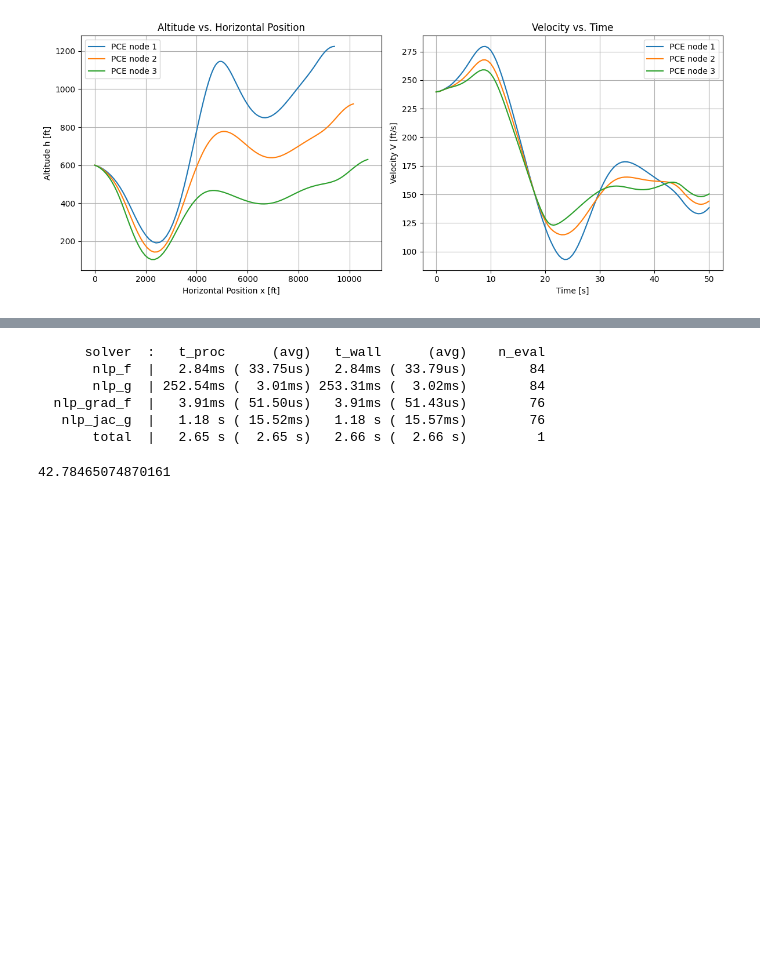
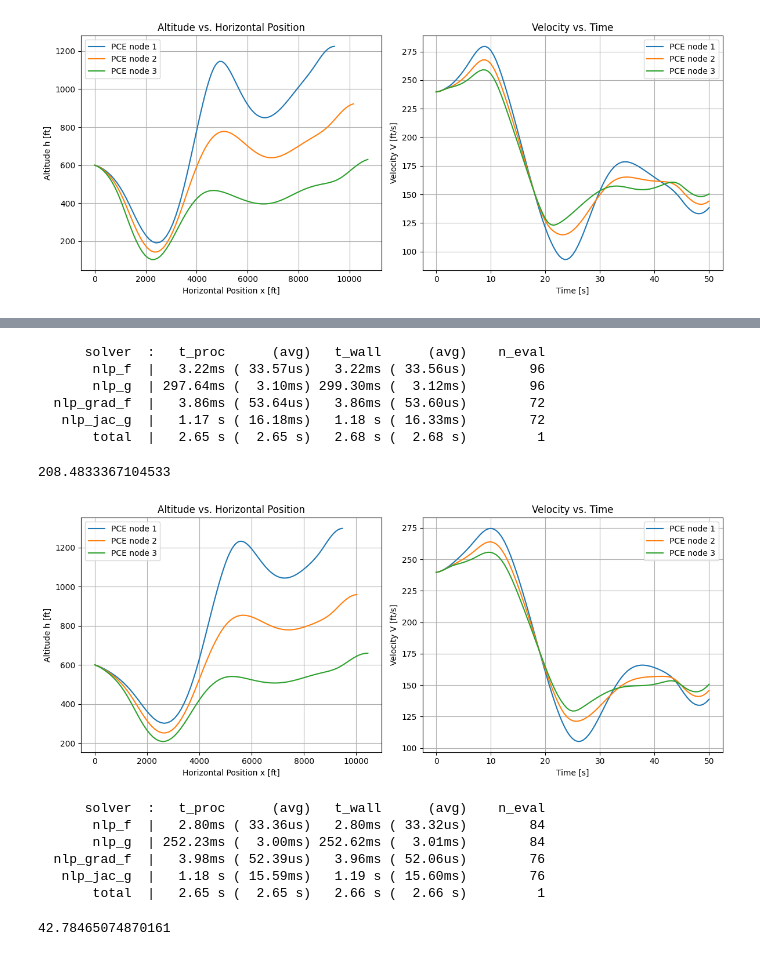
Before and after one commit to dmw1998/Case_Study_Log, a Jupyter notebook: wider_weaker_wind.ipynb, the cells around one changed output, grey strips where cells are left out. Saved outputs shown, nothing was run; the diff lists cells and outputs as text; code cells hidden in the pictures; blank space fills up the shorter version.

```diff
--- a/wider_weaker_wind.ipynb
+++ b/wider_weaker_wind.ipynb
@@ -381,10 +401,24 @@ plot_pce_trajectories(res, tf=50, N=100)
+# %%
+res_12 = solve_wider_wind_ocp_pce(s=1.2, tf=50, N=100, pce_order=2, k_mean=1.0, k_std=0.25)
+# %% [output]
+      solver  :   t_proc      (avg)   t_wall      (avg)    n_eval
+       nlp_f  |   3.22ms ( 33.57us)   3.22ms ( 33.56us)        96
+       nlp_g  | 297.64ms (  3.10ms) 299.30ms (  3.12ms)        96
+  nlp_grad_f  |   3.86ms ( 53.64us)   3.86ms ( 53.60us)        72
+   nlp_jac_g  |   1.17 s ( 16.18ms)   1.18 s ( 16.33ms)        72
+       total  |   2.65 s (  2.65 s)   2.68 s (  2.68 s)         1
+# %%
+plot_pce_trajectories(res_12, tf=50, N=100)
+# %% [output]
+208.4833367104533
+[figure, added]
 # %%
-res_90 = solve_wider_wind_ocp_pce(s=0.9, tf=50, N=100, pce_order=2, k_mean=1.0, k_std=0.25)
+res_09 = solve_wider_wind_ocp_pce(s=0.9, tf=50, N=100, pce_order=2, k_mean=1.0, k_std=0.25)
 # %% [output]
       solver  :   t_proc      (avg)   t_wall      (avg)    n_eval
-       nlp_f  |   2.84ms ( 33.75us)   2.84ms ( 33.79us)        84
-       nlp_g  | 252.54ms (  3.01ms) 253.31ms (  3.02ms)        84
-  nlp_grad_f  |   3.91ms ( 51.50us)   3.91ms ( 51.43us)        76
-   nlp_jac_g  |   1.18 s ( 15.52ms)   1.18 s ( 15.57ms)        76
+       nlp_f  |   2.80ms ( 33.36us)   2.80ms ( 33.32us)        84
+       nlp_g  | 252.23ms (  3.00ms) 252.62ms (  3.01ms)        84
+  nlp_grad_f  |   3.98ms ( 52.39us)   3.96ms ( 52.06us)        76
+   nlp_jac_g  |   1.18 s ( 15.59ms)   1.19 s ( 15.60ms)        76
        total  |   2.65 s (  2.65 s)   2.66 s (  2.66 s)         1
 # %%
```
Also changed, not shown: parts of 8 cells of this notebook.
